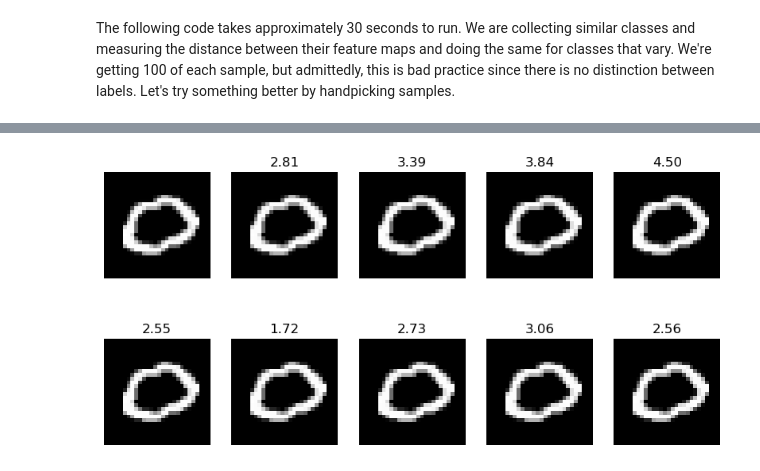
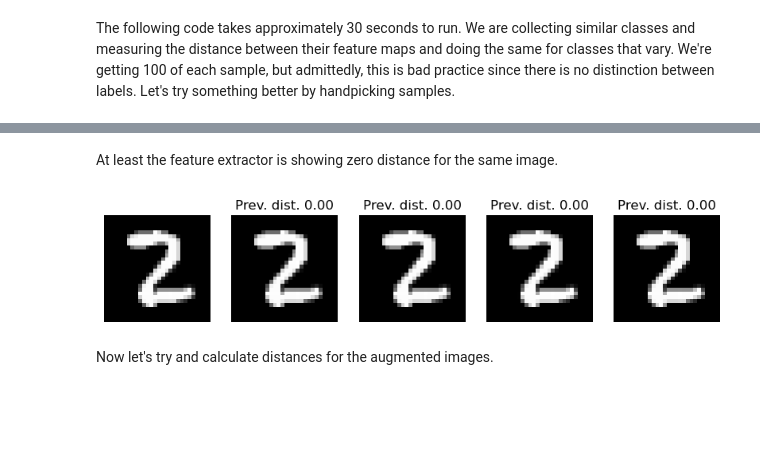
Before and after one commit to manjushettar/uncertainty, a Jupyter notebook: reliable_networks/mnist_exploration.ipynb, the cells around one changed output, grey strips where cells are left out. Drawn from its saved outputs; the diff is of its cells as text; code cells hidden in the pictures; blank space fills up the shorter version.

```diff
--- a/reliable_networks/mnist_exploration.ipynb
+++ b/reliable_networks/mnist_exploration.ipynb
@@ -466,27 +461,24 @@ def handpick_samples():
     selected_data = []
     selected_labels = []
     data, label = next(iter(train_loader))
-    for i in range(10):
+    for i in range(5):
         selected_data.append(data)
         selected_labels.append(label)
 
     return selected_data, selected_labels
 struct = handpick_samples()
 # %%
-same_res = map(process, (struct[0][i] for i in range(10)))
+same_res = map(img_for_resnet, (struct[0][i] for i in range(5)))
 same_res = list(same_res)
 # %%
 same_li = []
 for i in range(1, len(same_res)):
     same_li.append(feature_based_distance(same_res[i-1], same_res[i], feature_extractor))
-# %%
-plt.figure(figsize=(10, 5))
-for i in range(10):
-    plt.subplot(2, 5, i+1)
-    plt.imshow(struct[0][i].squeeze(), cmap='gray')
-    if i > 0:
-        plt.title(f"{li[i - 1]:.2f}")
-    plt.axis('off')
-plt.show()
-# %% [output]
-[figure, removed]
+# %% [markdown]
+At least the feature extractor is showing zero distance for the same image.
+# %%
+show_image_with_prev_dist(struct[0], same_li)
+# %% [output]
+[figure, added]
+# %% [markdown]
+Now let's try and calculate distances for the augmented images.
```
Also changed, not shown: parts of 12 cells of this notebook.
